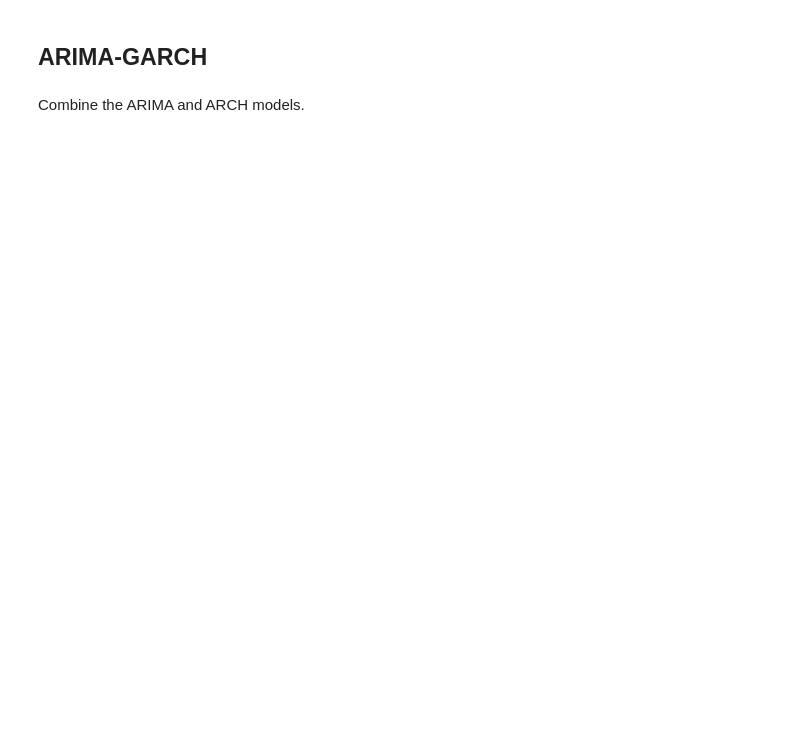
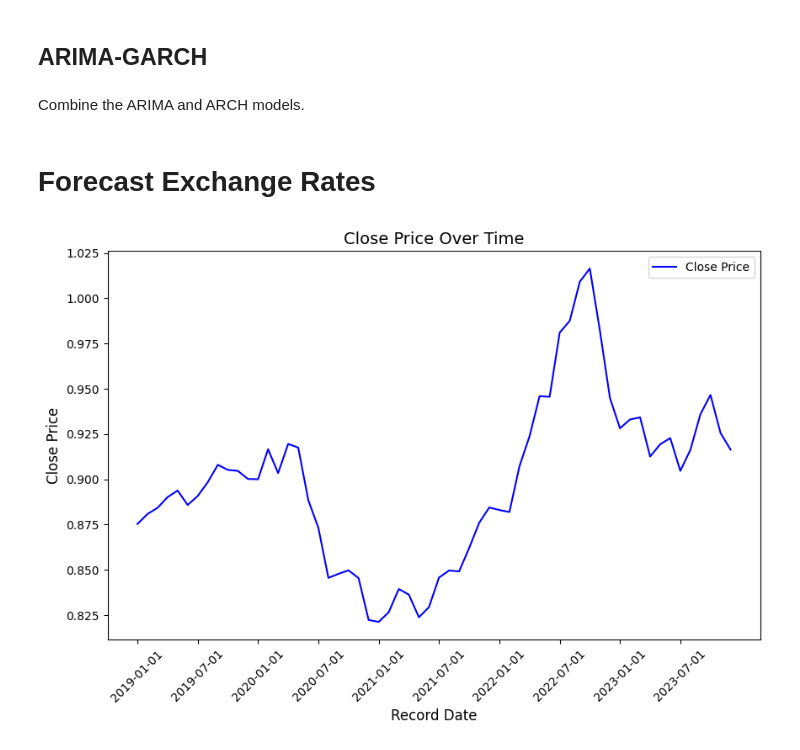
Before and after one commit to shayan1083/FinancialAnalysis, a Jupyter notebook: model.ipynb, the cells around one changed output. Cells and saved outputs as stored; diff of their text form; code cells hidden in the pictures; blank space fills up the shorter version.

Commit message:
forecasting exchange rates

```diff
--- a/model.ipynb
+++ b/model.ipynb
@@ -97,0 +109,2 @@ Index(['open_price', 'high_price', 'low_price', 'close_price', 'volume',
+# %%
+usd_eur.index = pd.to_datetime(usd_eur.index)
@@ -97,0 +115,8 @@ Index(['open_price', 'high_price', 'low_price', 'close_price', 'volume',
+# %%
+close = usd_eur['Close'].values
+new_close = pd.Series(close[:len(df.index)], index=df.index)
+df['Close'] = new_close
+# %%
+usd_eur = df
+# %%
+usd_eur.index = usd_eur.index.to_timestamp()
@@ -430,3 +442,18 @@ num_ticks = 10
 plt.gca().set_xticks(plt.gca().get_xticks()[::len(df)//num_ticks])
 plt.xticks(rotation=45)
 plt.show()
+# %% [markdown]
+# Forecast Exchange Rates
+# %%
+plt.figure(figsize=(10,6))
+plt.plot(usd_eur.index.astype(str), usd_eur['Close'], label='Close Price', color='b')
+plt.title('Close Price Over Time', fontsize=14)
+plt.xlabel('Record Date', fontsize=12)
+plt.ylabel('Close Price', fontsize=12)
+plt.legend()
+num_ticks = 10
+plt.gca().set_xticks(plt.gca().get_xticks()[::len(usd_eur)//num_ticks])
+plt.xticks(rotation=45)
+plt.show()
+# %% [output]
+[figure, added]
```
Also changed, not shown: parts of 50 cells of this notebook, 18 other files.
